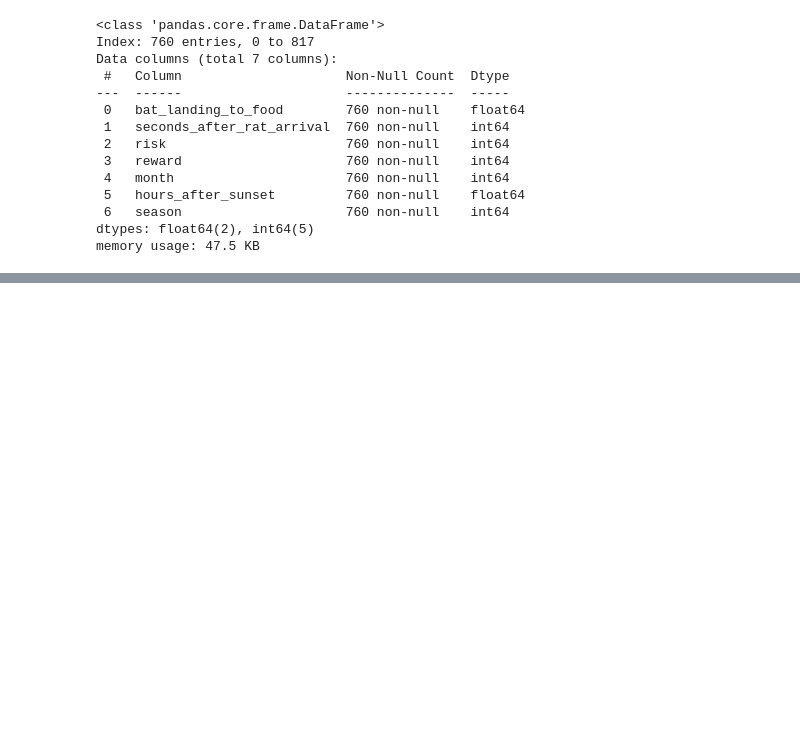
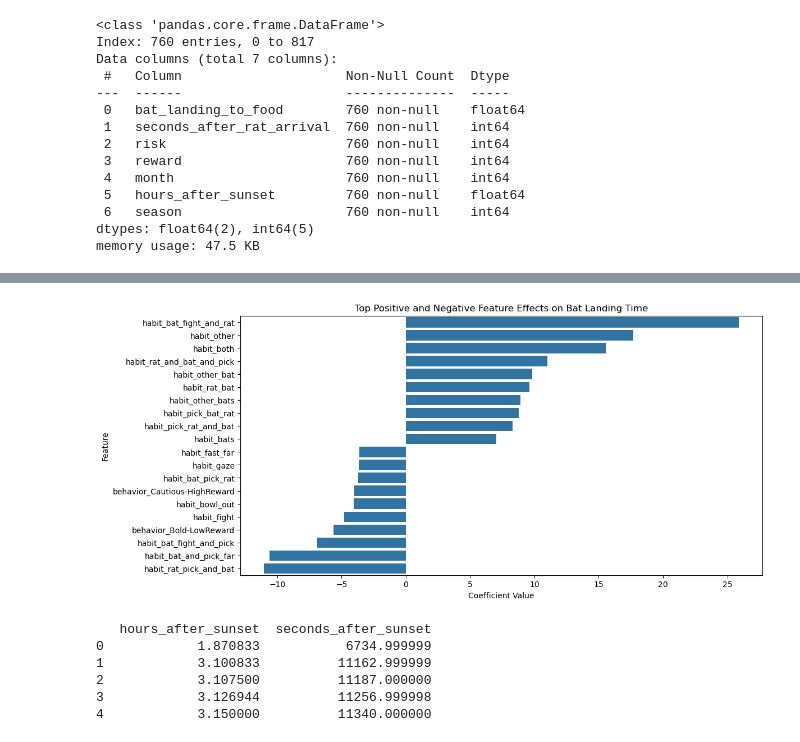
Before and after one commit to ipsakhadka/HIT140, a Jupyter notebook: Assignment3/assignment3.ipynb, the cells around one changed output, grey strips where cells are left out. Saved outputs shown, nothing was run; the diff lists cells and outputs as text; code cells hidden in the pictures; blank space fills up the shorter version.

```diff
--- a/Assignment3/assignment3.ipynb
+++ b/Assignment3/assignment3.ipynb
@@ -710,0 +718,35 @@ Index(['start_time', 'rat_period_start', 'rat_period_end', 'sunset_time',
+# %%
+#visualizing
+# Fit linear model (example)
+X = pd.concat([d1_clean[['seconds_after_rat_arrival','hours_after_sunset','risk','reward','season']],
+               habit_dummies, behavior_dummies], axis=1)
+y = d1_clean['bat_landing_to_food']
+lr = LinearRegression().fit(X, y)
+
+# Coefficients
+coef_df = pd.DataFrame({'feature': X.columns, 'coefficient': lr.coef_}).sort_values(by='coefficient', ascending=False)
+
+# Plot top 10 positive/negative effects
+plt.figure(figsize=(12,6))
+sns.barplot(x='coefficient', y='feature', data=pd.concat([coef_df.head(10), coef_df.tail(10)]))
+plt.title('Top Positive and Negative Feature Effects on Bat Landing Time')
+plt.xlabel('Coefficient Value')
+plt.ylabel('Feature')
+plt.show()
+# %% [output]
+[figure, added]
+# %%
+#trying to see bats behaviour seconds_after_rat_arrival and hours_after sunset
+# Convert hours to seconds
+#converting hours to seconds
+d1_clean['seconds_after_sunset'] = d1_clean['hours_after_sunset'] * 3600
+
+#check
+print(d1_clean[['hours_after_sunset', 'seconds_after_sunset']].head())
+# %% [output]
+   hours_after_sunset  seconds_after_sunset
+0            1.870833           6734.999999
+1            3.100833          11162.999999
+2            3.107500          11187.000000
+3            3.126944          11256.999998
+4            3.150000          11340.000000
```
Also changed, not shown: parts of 15 cells of this notebook, 1 other file.
